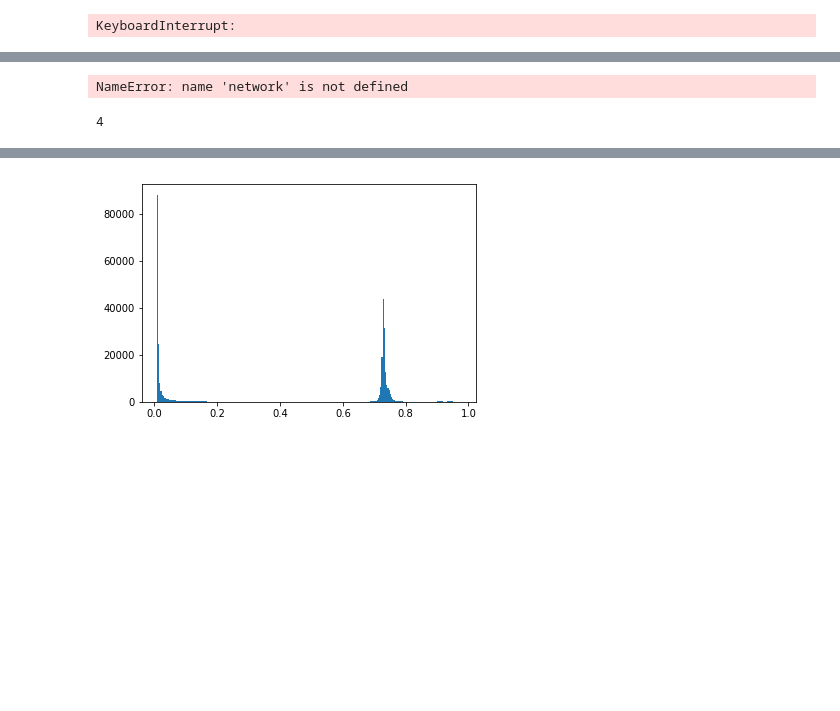
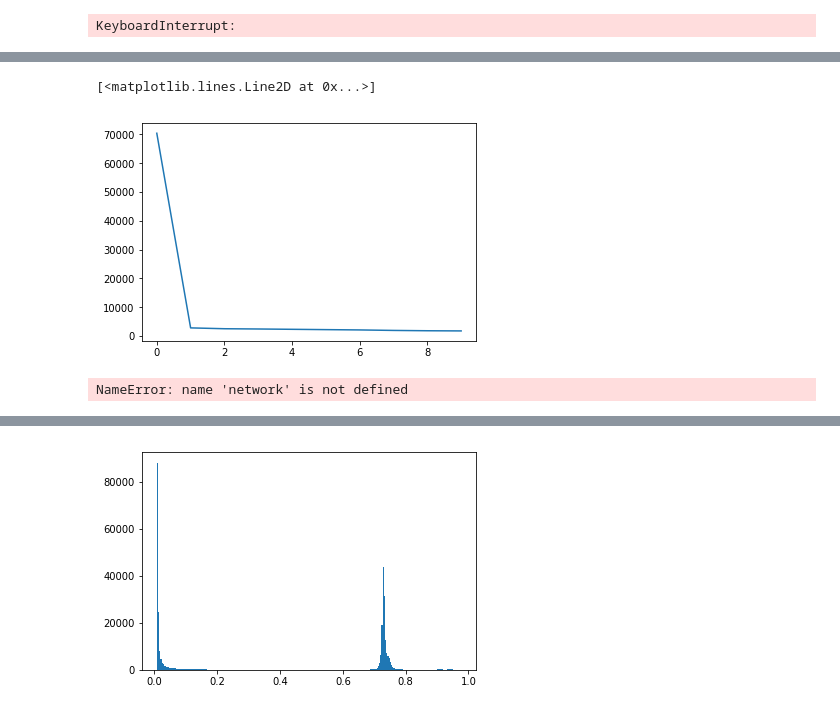
Before and after one commit to gizatt/DepthSim, a Jupyter notebook: python/notebooks/pixel-wise-cnnRes.ipynb, the cells around one changed output, grey strips where cells are left out. Drawn from its saved outputs; the diff is of its cells as text; code cells hidden in the pictures; blank space fills up the shorter version.

```diff
--- a/python/notebooks/pixel-wise-cnnRes.ipynb
+++ b/python/notebooks/pixel-wise-cnnRes.ipynb
@@ -888,3 +977,9 @@ def network(input_image_tensor):
+# %%
+plt.figure()
+plt.plot(np.linalg.svd(img[:,:,0])[1][:10])
+# %% [output]
+[<matplotlib.lines.Line2D at 0x...>]
+[figure, added]
 # %%
 model = network(inputs)
 # %% [output]
@@ -908,7 +1006,5 @@ class Image_Saver(Callback):
             writer.add_summary(tf.summary.image('input', x[0]))
 save = Image_Saver()
 # %%
-batch_size
+batch_size=4
-# %% [output]
-4
 # %%
```
Also changed, not shown: parts of 31 cells of this notebook, 7 other files.
